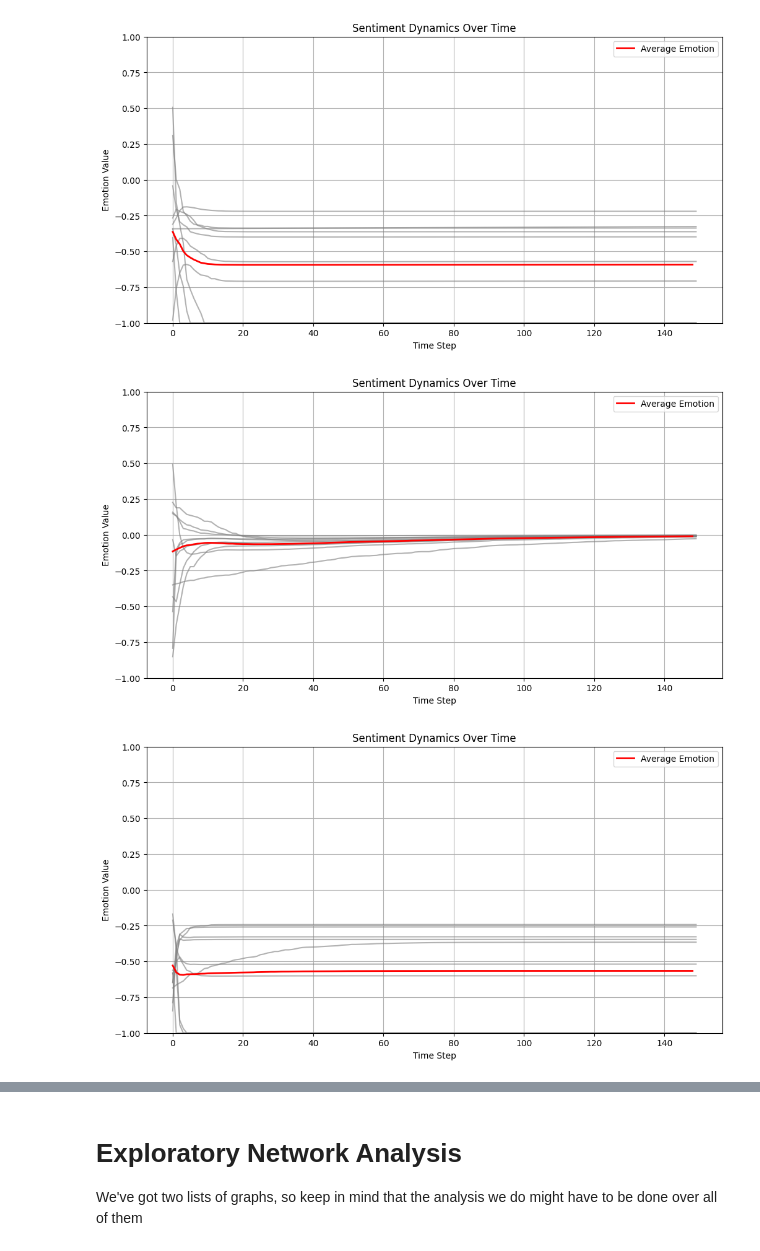
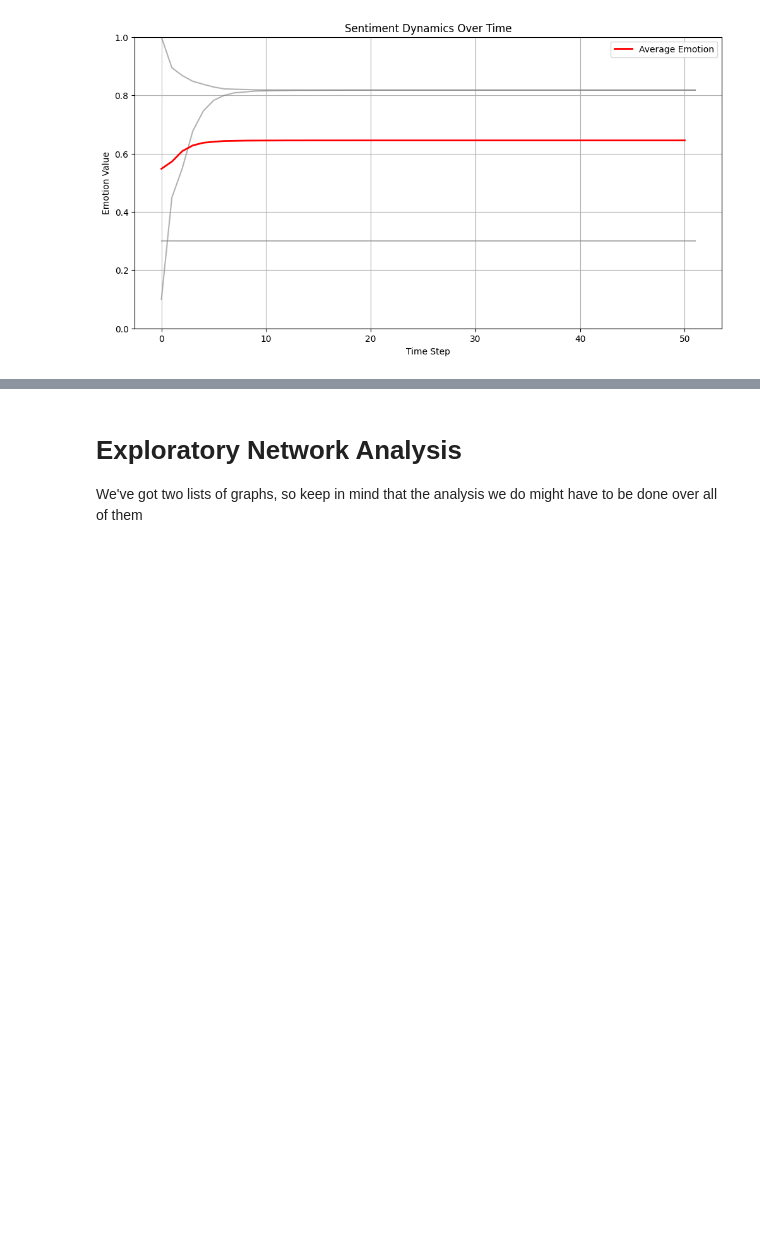
Before and after one commit to pajarito95/Emotion-Contagion, a Jupyter notebook: abm_emotion_contagion_bosse.ipynb, the cells around one changed output, grey strips where cells are left out. Saved outputs shown, nothing was run; the diff lists cells and outputs as text; code cells hidden in the pictures; blank space fills up the shorter version.

```diff
--- a/abm_emotion_contagion_bosse.ipynb
+++ b/abm_emotion_contagion_bosse.ipynb
@@ -7,7 +7,7 @@ import networkx as nx
 from datetime import date
 import matplotlib.pyplot as plt
 # %%
-populationSize = 11  # Bosse et al. (2015) used 10 agents, so we use 11 to pick out a leader and have 10 agents interacting with each other
+populationSize = 4  # Bosse et al. (2015) used 10 agents, so we use 11 to pick out a leader and have 10 agents interacting with each other
 style = "High"  # designate "High" or "Low" to indicate the leader's emotion management ability
 
 todaysDate = date.today().strftime("%m_%d_%Y")  # get today's date in the format MM_DD_YYYY
@@ -98,11 +98,11 @@ def initialize(seed=None):
     emotionManagementAbility = style
     if emotionManagementAbility == 'High':
         leader.update({'emotionManagementAbility': 'High'})
-        leader.update({'interventionThreshold': -0.4})  # we're only playing around with this aspect of leader aperture, so we only vary this parameter
+        leader.update({'interventionThreshold': 0.4})  # we're only playing around with this aspect of leader aperture, so we only vary this parameter
         leader.update({'charisma': 0.25})
     else:
         leader.update({'emotionManagementAbility': 'Low'})
-        leader.update({'interventionThreshold': -0.6})
+        leader.update({'interventionThreshold': 0.2})
         leader.update({'charisma': 0.25})
 
     ### Leader-agent weights -- future consideration
@@ -116,6 +116,18 @@ def initialize(seed=None):
     intimacyMatrix = np.random.uniform(0,1, (populationSize-1, populationSize-1))
     np.fill_diagonal(intimacyMatrix, 0)  # along the diagonal are the self-to-self pairs (agentA, agentA), so we may assign a weight of 0
     intimacyMatrix = intimacyMatrix/intimacyMatrix.sum(axis=1, keepdims=True)  # normalise the matrix so we could treat these directly as probabilities (for what idk, but it is a thought)
+
+
+    agents[0]['amplification'] = 0
+    agents[1]['amplification'] = 0
+    agents[2]['amplification'] = 0
+    agents[0]['delta'] = 0
+    #agents[1]['delta'] = 0
+    #agents[2]['delta'] = 0.5
+    agents[0]['expressiveness'] = 0
+    agents[0]['emotion'] = 0.3
+    agents[1]['emotion'] = 0.1
+    agents[2]['emotion'] = 1
 # %%
 def emotional_valence_update(agentA, agentB, agentA_index, agentB_index):  # are the matrix and dictionary indices aligning?
     '''
@@ -231,7 +243,7 @@ def sentiment_evolution_graph(intervention_timesteps):
     ax.set_ylabel('Emotion Value')
     ax.set_title('Sentiment Dynamics Over Time')
     ax.grid(True)
-    ax.set_ylim(-1, 1)
+    ax.set_ylim(0, 1)
     ax.legend()
     #plt.show(block=False)
     #fig.tight_layout()
@@ -278,7 +290,7 @@ def run_simulation(seed=0, run_id=0, save_folder=None):
     emotionHistory.append([agent['emotion'] for agent in agents])  # add each agent's emotion to this list for tracking over time -- doing it here will get us their initial states (before agent interaction or leader intervention)
 
 
-    max_iterations = 150
+    max_iterations = 52
     time = 1
     while time < max_iterations:  # while both conditions of convergence not reached and the max iterations is also not reached, the simulation continues (when at least one of the conditions is met, then it will stop)
         buddies = agent_interaction()
@@ -289,9 +301,9 @@ def run_simulation(seed=0, run_id=0, save_folder=None):
 
 
         #if the avg emotion valence falls within the leaders intervention threshold
-        # if avgEmotionValence <= leader['interventionThreshold']:
-        #     leader_intervention()
-        #     intervention_timesteps.append(time)
+        if avgEmotionValence <= leader['interventionThreshold']:
+            leader_intervention()
+            intervention_timesteps.append(time)
 
         emotionHistory.append([agent['emotion'] for agent in agents])  # doing it here will get us their emotions as the simulation continues
         time += 1
@@ -308,6 +320,7 @@ def run_simulation(seed=0, run_id=0, save_folder=None):
     }
 
     results = {
+        'agents': agents,
         'leader': leader_data,
         'emotion_history': emotionHistory,
         'avg_emotion_history': avgEmotionHistory,
@@ -355,26 +368,24 @@ def run_multiple_simulations(runs, save_folder=folderpath):
     return all_avg_emotion_list, all_interventions_list, networkG, networkDG, NetworkDictionary
 # %%
 #os.makedirs(folderpath, exist_ok=True)
-runs = 10
+runs = 1
 all_avg_emotion_list, all_interventions_list, networkG, networkDG, NetworkDictionary = run_multiple_simulations(runs=runs)
 
 # # save intervention data
 # interventionpath = os.path.join(folderpath, f"Intervention")
 # os.makedirs(folderpath, exist_ok=True)0
 # df_interventions = pd.DataFrame({
 #     "Run": list(range(1, runs + 1)),
 #     "Intervention_Timesteps": [','.join(map(str, run)) for run in all_interventions_list],
 #     "Num_Interventions": [len(run) for run in all_interventions_list]
 # })
 
 # binary_matrix = np.zeros((runs, 501), dtype=int)  # 501 timesteps for full duration: Time 0 to Time 500
 # for i, run in enumerate(all_interventions_list):
 #     for t in run:
 #         binary_matrix[i, t] = 1
 
 # df_bool = pd.DataFrame(binary_matrix).T  # shape: (501, runs)
 # df_bool.to_csv(os.path.join(folderpath, f"Intervention_BooleanMatrix_{style}.csv"), index=False)
 # %% [output]
-[figure, old version]
+[figure, new version]
-[figure, removed]
-[figure, removed]
```
Also changed, not shown: parts of 3 cells of this notebook.
